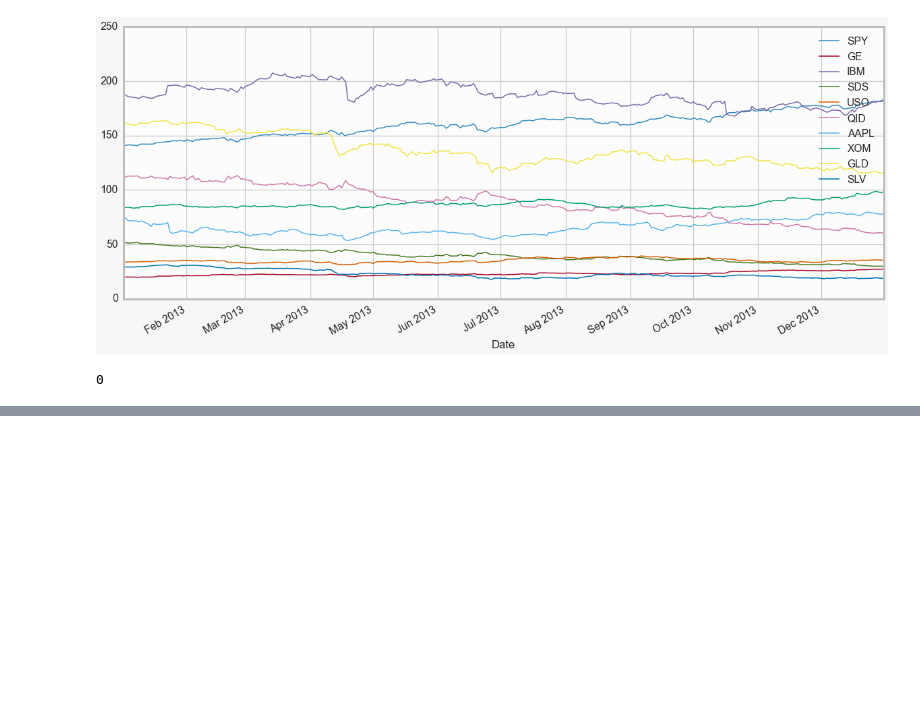
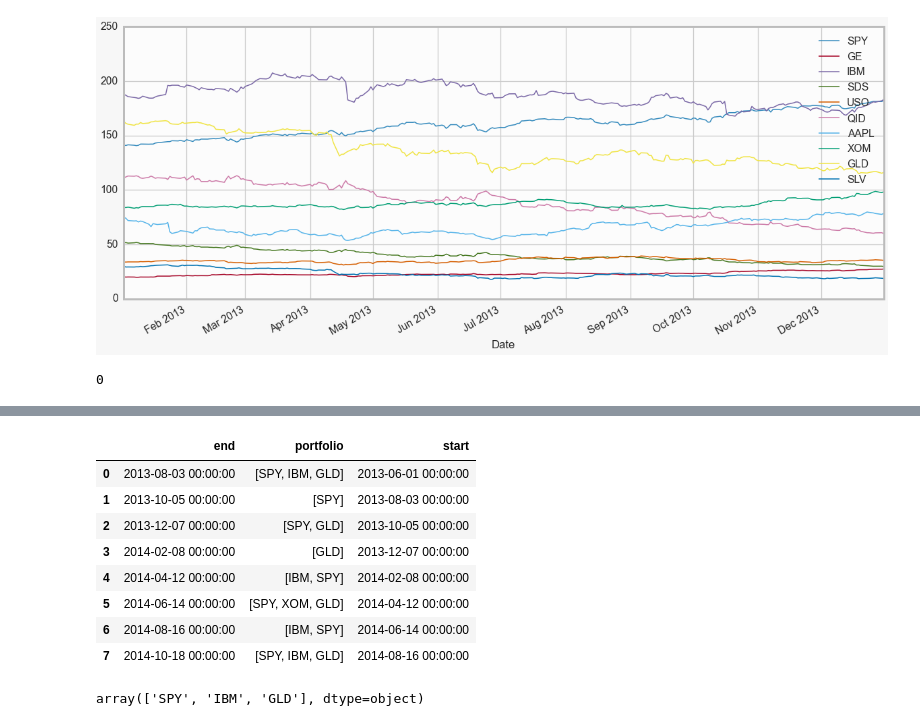
Before and after one commit to AlgoSkyNet/sandbox_py, a Jupyter notebook: sandbox_py_1.ipynb, the cells around one changed output, grey strips where cells are left out. Saved outputs shown, nothing was run; the diff lists cells and outputs as text; code cells hidden in the pictures; blank space fills up the shorter version.

Commit message:
walkForward fund first commit

```diff
--- a/sandbox_py_1.ipynb
+++ b/sandbox_py_1.ipynb
@@ -780,0 +790,2 @@ datetime.datetime(2002, 8, 3, 0, 0)
+# %%
+twf_port = buildPortfolio_walkForward(testStocksDict)
@@ -780,0 +810,16 @@ datetime.datetime(2002, 8, 3, 0, 0)
+# %%
+pd.DataFrame(twf_port).T
+# %% [output]
+|  | end | portfolio | start |
+| 0 | 2013-08-03 00:00:00 | [SPY, IBM, GLD] | 2013-06-01 00:00:00 |
+| 1 | 2013-10-05 00:00:00 | [SPY] | 2013-08-03 00:00:00 |
+| 2 | 2013-12-07 00:00:00 | [SPY, GLD] | 2013-10-05 00:00:00 |
+| 3 | 2014-02-08 00:00:00 | [GLD] | 2013-12-07 00:00:00 |
+| 4 | 2014-04-12 00:00:00 | [IBM, SPY] | 2014-02-08 00:00:00 |
+| 5 | 2014-06-14 00:00:00 | [SPY, XOM, GLD] | 2014-04-12 00:00:00 |
+| 6 | 2014-08-16 00:00:00 | [IBM, SPY] | 2014-06-14 00:00:00 |
+| 7 | 2014-10-18 00:00:00 | [SPY, IBM, GLD] | 2014-08-16 00:00:00 |
+# %%
+pd.DataFrame(twf_port).T['portfolio'].iloc[0]
+# %% [output]
+array(['SPY', 'IBM', 'GLD'], dtype=object)
```
Also changed, not shown: parts of 6 cells of this notebook.
